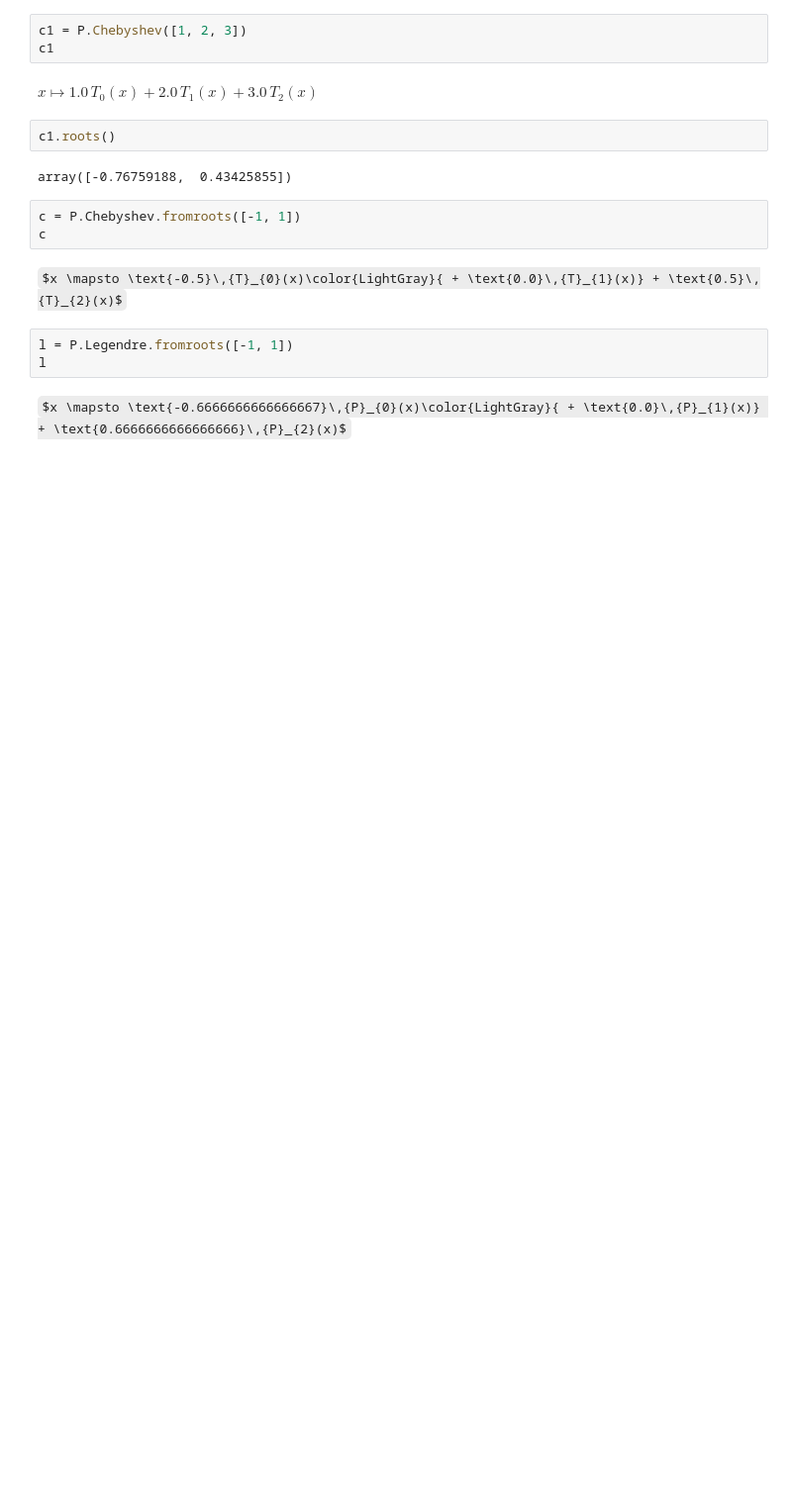
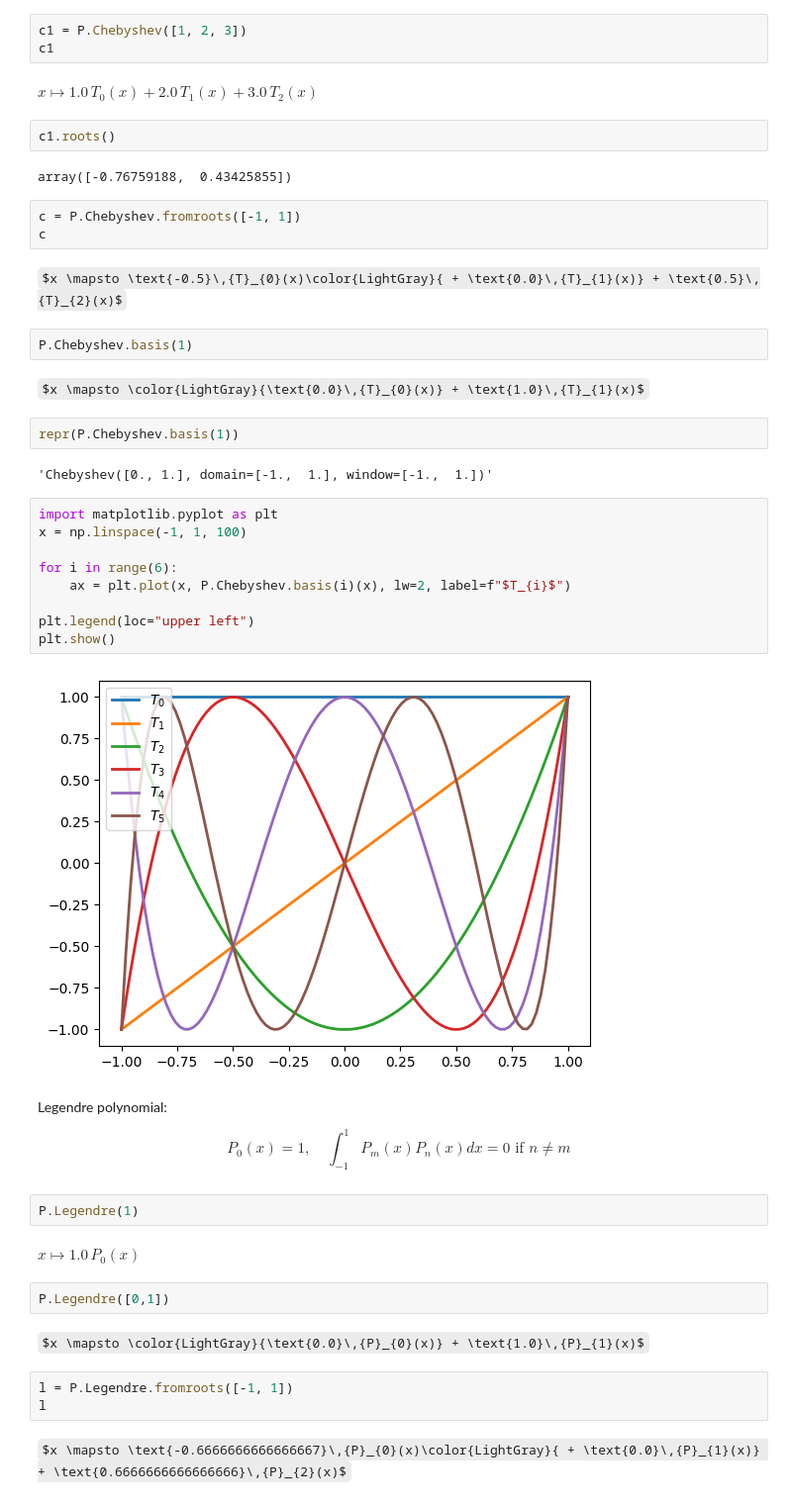
Before and after one commit to ksublee/SDA, a Jupyter notebook: 09. Interpolation.ipynb, the cells around one changed output. Shown at 99% size. Drawn from its saved outputs; the diff is of its cells as text; some formulas as TeX source; blank space fills up the shorter version.

```diff
--- a/09. Interpolation.ipynb
+++ b/09. Interpolation.ipynb
@@ -110,6 +140,37 @@ c = P.Chebyshev.fromroots([-1, 1])
 c
 # %% [output]
 $x \mapsto \text{-0.5}\,{T}_{0}(x)\color{LightGray}{ + \text{0.0}\,{T}_{1}(x)} + \text{0.5}\,{T}_{2}(x)$
+# %%
+P.Chebyshev.basis(1)
+# %% [output]
+$x \mapsto \color{LightGray}{\text{0.0}\,{T}_{0}(x)} + \text{1.0}\,{T}_{1}(x)$
+# %%
+repr(P.Chebyshev.basis(1))
+# %% [output]
+'Chebyshev([0., 1.], domain=[-1.,  1.], window=[-1.,  1.])'
+# %%
+import matplotlib.pyplot as plt
+x = np.linspace(-1, 1, 100)
+
+for i in range(6):
+    ax = plt.plot(x, P.Chebyshev.basis(i)(x), lw=2, label=f"$T_{i}$")
+
+plt.legend(loc="upper left")
+plt.show()
+# %% [output]
+[figure, added]
+# %% [markdown]
+Legendre polynomial:
+
+$$ P_0(x) = 1, \quad \int_{-1}^{1} P_m(x) P_n(x) d x = 0 \text{ if } n \neq m $$
+# %%
+P.Legendre(1)
+# %% [output]
+$x \mapsto \text{1.0}\,{P}_{0}(x)$
+# %%
+P.Legendre([0,1])
+# %% [output]
+$x \mapsto \color{LightGray}{\text{0.0}\,{P}_{0}(x)} + \text{1.0}\,{P}_{1}(x)$
 # %%
 l = P.Legendre.fromroots([-1, 1])
 l
```
Also changed, not shown: parts of 26 cells of this notebook, 1 other file.
